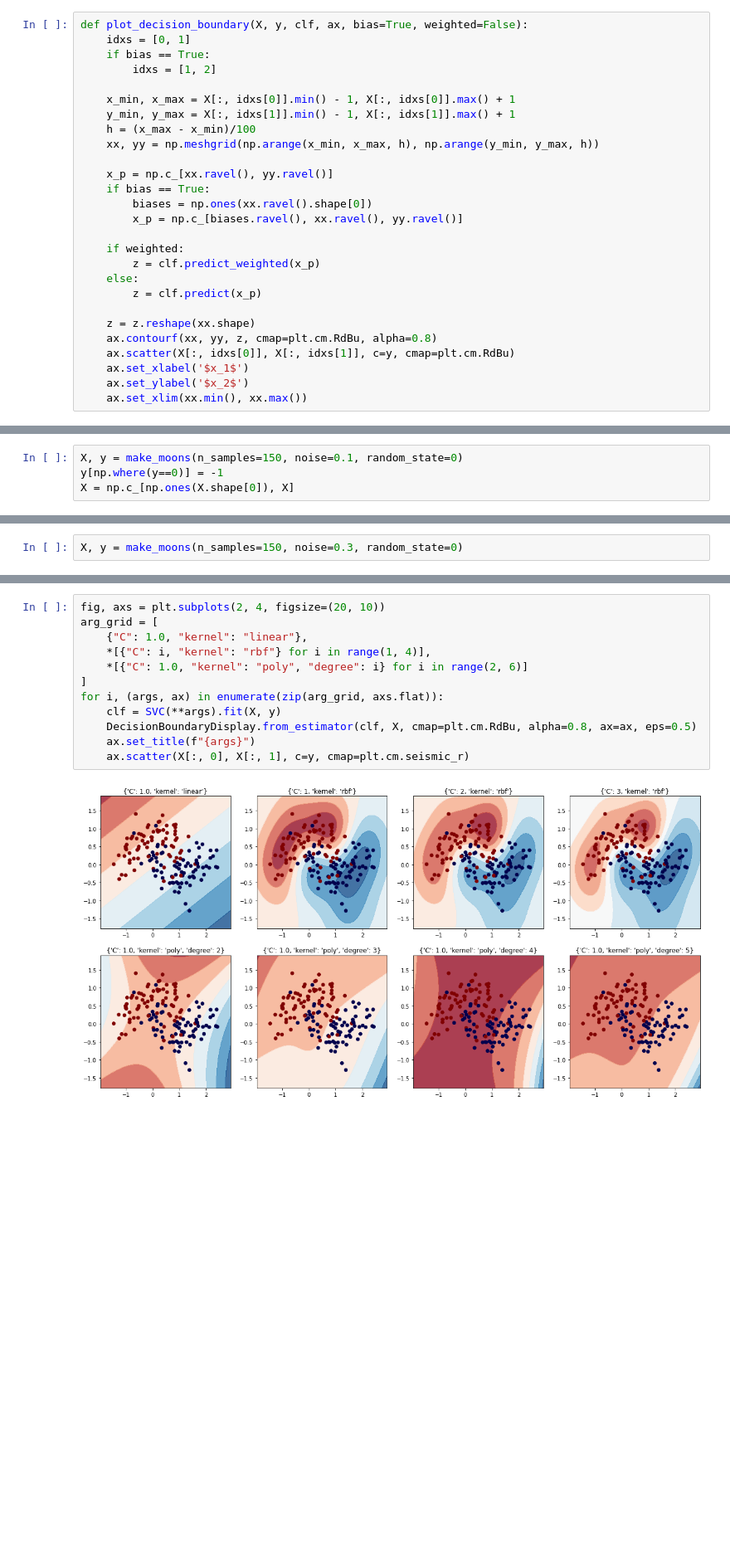
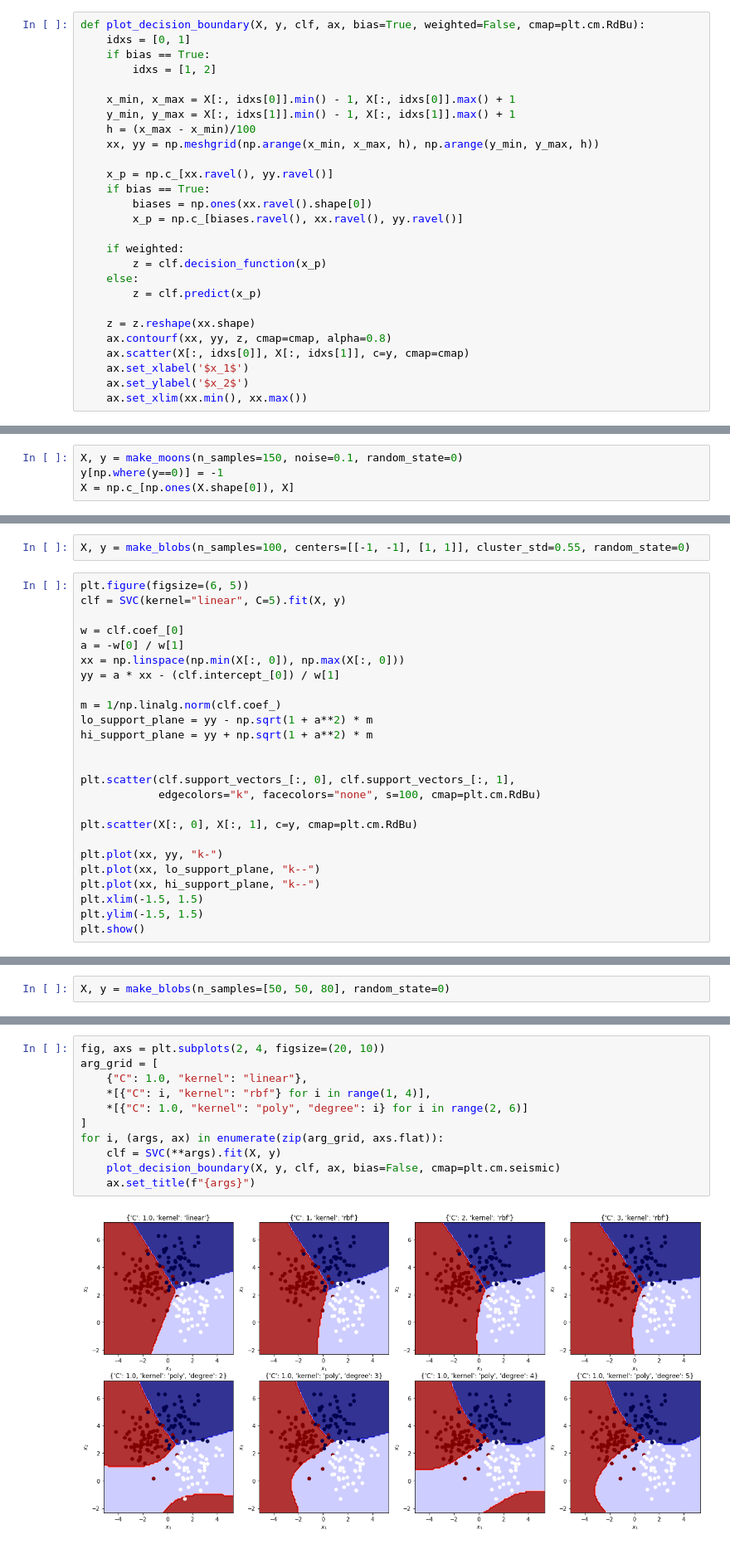
Before and after one commit to nerrma/tutoring, a Jupyter notebook: notebooks/KernelMethods-Lab.ipynb, the cells around one changed output, grey strips where cells are left out. Shown at 83% size. Saved outputs shown, nothing was run; the diff lists cells and outputs as text; blank space fills up the shorter version.

Commit message:
Kernel methods update.

```diff
--- a/notebooks/KernelMethods-Lab.ipynb
+++ b/notebooks/KernelMethods-Lab.ipynb
@@ -192,6 +195,6 @@ def polynomial_kernel(x, y, d=2):
     return (1 + x@y)**d
 # %%
-def plot_decision_boundary(X, y, clf, ax, bias=True, weighted=False):
+def plot_decision_boundary(X, y, clf, ax, bias=True, weighted=False, cmap=plt.cm.RdBu):
     idxs = [0, 1]
     if bias == True:
         idxs = [1, 2]
@@ -207,13 +210,13 @@ def plot_decision_boundary(X, y, clf, ax, bias=True, weighted=False):
         x_p = np.c_[biases.ravel(), xx.ravel(), yy.ravel()]
 
     if weighted:
-        z = clf.predict_weighted(x_p)
+        z = clf.decision_function(x_p)
     else:
         z = clf.predict(x_p)
 
     z = z.reshape(xx.shape)
-    ax.contourf(xx, yy, z, cmap=plt.cm.RdBu, alpha=0.8)
-    ax.scatter(X[:, idxs[0]], X[:, idxs[1]], c=y, cmap=plt.cm.RdBu)
+    ax.contourf(xx, yy, z, cmap=cmap, alpha=0.8)
+    ax.scatter(X[:, idxs[0]], X[:, idxs[1]], c=y, cmap=cmap)
     ax.set_xlabel('$x_1$')
     ax.set_ylabel('$x_2$')
     ax.set_xlim(xx.min(), xx.max())
@@ -337,0 +369,27 @@ from sklearn.inspection import DecisionBoundaryDisplay
+# %%
+X, y = make_blobs(n_samples=100, centers=[[-1, -1], [1, 1]], cluster_std=0.55, random_state=0)
+# %%
+plt.figure(figsize=(6, 5))
+clf = SVC(kernel="linear", C=5).fit(X, y)
+
+w = clf.coef_[0]
+a = -w[0] / w[1]
+xx = np.linspace(np.min(X[:, 0]), np.max(X[:, 0]))
+yy = a * xx - (clf.intercept_[0]) / w[1]
+
+m = 1/np.linalg.norm(clf.coef_)
+lo_support_plane = yy - np.sqrt(1 + a**2) * m
+hi_support_plane = yy + np.sqrt(1 + a**2) * m
+
+
+plt.scatter(clf.support_vectors_[:, 0], clf.support_vectors_[:, 1],
+            edgecolors="k", facecolors="none", s=100, cmap=plt.cm.RdBu)
+
+plt.scatter(X[:, 0], X[:, 1], c=y, cmap=plt.cm.RdBu)
+
+plt.plot(xx, yy, "k-")
+plt.plot(xx, lo_support_plane, "k--")
+plt.plot(xx, hi_support_plane, "k--")
+plt.xlim(-1.5, 1.5)
+plt.ylim(-1.5, 1.5)
+plt.show()
@@ -338,3 +398,3 @@ from sklearn.inspection import DecisionBoundaryDisplay
 # %%
-X, y = make_moons(n_samples=150, noise=0.3, random_state=0)
+X, y = make_blobs(n_samples=[50, 50, 80], random_state=0)
 # %%
@@ -345,14 +405,13 @@ plt.scatter(X[:, 0], X[:, 1], c=y, cmap=plt.cm.RdBu)
 # %%
 fig, axs = plt.subplots(2, 4, figsize=(20, 10))
 arg_grid = [
     {"C": 1.0, "kernel": "linear"},
     *[{"C": i, "kernel": "rbf"} for i in range(1, 4)],
     *[{"C": 1.0, "kernel": "poly", "degree": i} for i in range(2, 6)]
 ]
 for i, (args, ax) in enumerate(zip(arg_grid, axs.flat)):
     clf = SVC(**args).fit(X, y)
-    DecisionBoundaryDisplay.from_estimator(clf, X, cmap=plt.cm.RdBu, alpha=0.8, ax=ax, eps=0.5)
+    plot_decision_boundary(X, y, clf, ax, bias=False, cmap=plt.cm.seismic)
     ax.set_title(f"{args}")
-    ax.scatter(X[:, 0], X[:, 1], c=y, cmap=plt.cm.seismic_r)
 # %% [output]
-[figure, old version]
+[figure, new version]
```
Also changed, not shown: parts of 25 cells of this notebook.
